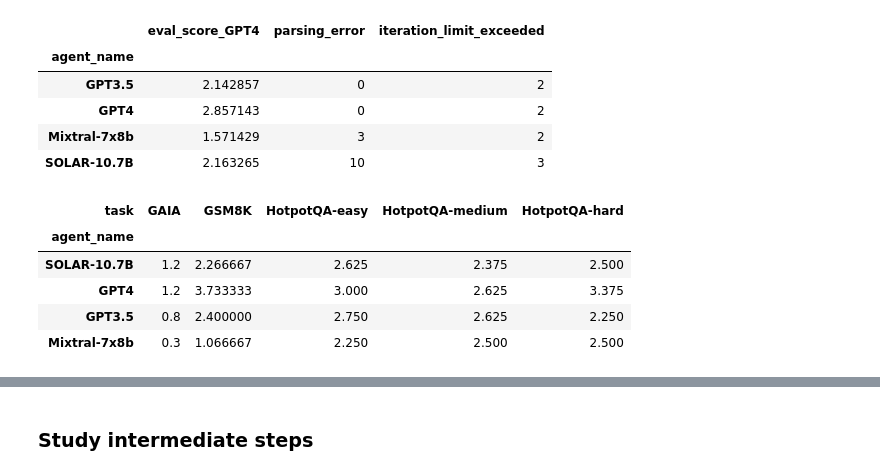
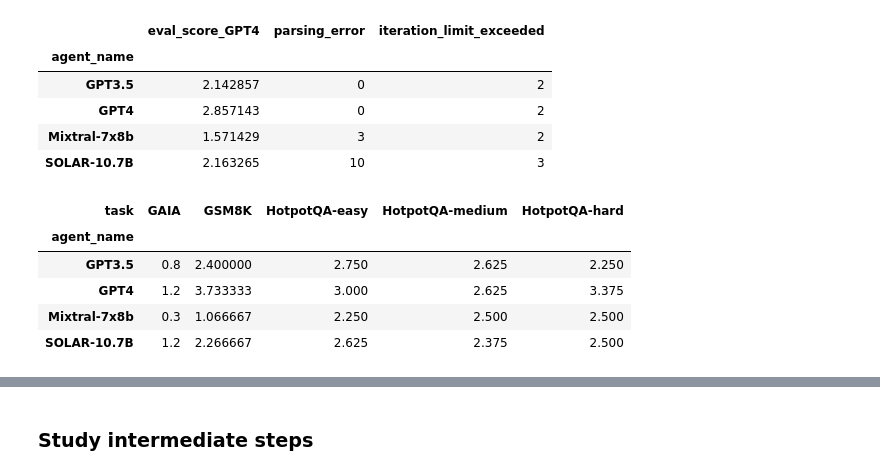
Before and after one commit to aymeric-roucher/benchmark_agents, a Jupyter notebook: benchmark.ipynb, the cells around one changed output, grey strips where cells are left out. Drawn from its saved outputs; the diff is of its cells as text; code cells hidden in the pictures.

```diff
--- a/benchmark.ipynb
+++ b/benchmark.ipynb
@@ -282,9 +330,15 @@ for file in glob.glob("output/*.json"):
         results.append(pd.read_json(f))
 
 result_df = pd.concat(results)
-result_df['tools_used'] = result_df['intermediate_steps'].apply(lambda row: ([step['tool'] for step in row] if row is not None else None))
-result_df['number_of_distinct_tools_used'] = result_df['tools_used'].apply(lambda row: (len(list(set(row))) if row is not None else None))
-result_df['number_of_steps'] = result_df['tools_used'].apply(lambda row: (len(row) if row is not None else None))
+result_df["tools_used"] = result_df["intermediate_steps"].apply(
+    lambda row: ([step["tool"] for step in row] if row is not None else None)
+)
+result_df["number_of_distinct_tools_used"] = result_df["tools_used"].apply(
+    lambda row: (len(list(set(row))) if row is not None else None)
+)
+result_df["number_of_steps"] = result_df["tools_used"].apply(
+    lambda row: (len(row) if row is not None else None)
+)
 result_df.head(5)
 # %% [output]
 output/SOLAR-10.7B.json
@@ -304,10 +358,17 @@ def interpret_result(x):
     except:
         return 0
 
-result_df[f'eval_score_{eval_model_name}'] = result_df[f'eval_score_{eval_model_name}'].apply(interpret_result)
+
+result_df[f"eval_score_{eval_model_name}"] = result_df[
+    f"eval_score_{eval_model_name}"
+].apply(interpret_result)
 
 result_df.groupby("agent_name").agg(
-    {f'eval_score_{eval_model_name}': "mean", "parsing_error": "sum", "iteration_limit_exceeded": "sum"}
+    {
+        f"eval_score_{eval_model_name}": "mean",
+        "parsing_error": "sum",
+        "iteration_limit_exceeded": "sum",
+    }
 )
 # %% [output]
 |  | eval_score_GPT4 | parsing_error | iteration_limit_exceeded |
@@ -317,15 +378,27 @@ result_df.groupby("agent_name").agg(
 | Mixtral-7x8b | 1.571429 | 3 | 2 |
 | SOLAR-10.7B | 2.163265 | 10 | 3 |
 # %%
-task_order = {'GAIA':1, 'GSM8K':2, 'HotpotQA-easy':3, 'HotpotQA-medium':4, 'HotpotQA-hard': 5}
-result_df = result_df.assign(x=result_df['task'].map(task_order)).sort_values('x').drop('x',axis=1)
-agg_df = result_df.groupby(["agent_name", "task"], sort=False)[f"eval_score_{eval_model_name}"].mean()
+task_order = {
+    "GAIA": 1,
+    "GSM8K": 2,
+    "HotpotQA-easy": 3,
+    "HotpotQA-medium": 4,
+    "HotpotQA-hard": 5,
+}
+result_df = (
+    result_df.assign(x=result_df["task"].map(task_order))
+    .sort_values("x")
+    .drop("x", axis=1)
+)
+agg_df = result_df.groupby(["agent_name", "task"], sort=False)[
+    f"eval_score_{eval_model_name}"
+].mean()
 display(agg_df.unstack())
 # %% [output]
 | task | GAIA | GSM8K | HotpotQA-easy | HotpotQA-medium | HotpotQA-hard |
 | agent_name |  |  |  |  |  |
+| GPT3.5 | 0.8 | 2.400000 | 2.750 | 2.625 | 2.250 |
+| GPT4 | 1.2 | 3.733333 | 3.000 | 2.625 | 3.375 |
+| Mixtral-7x8b | 0.3 | 1.066667 | 2.250 | 2.500 | 2.500 |
 | SOLAR-10.7B | 1.2 | 2.266667 | 2.625 | 2.375 | 2.500 |
-| GPT4 | 1.2 | 3.733333 | 3.000 | 2.625 | 3.375 |
-| GPT3.5 | 0.8 | 2.400000 | 2.750 | 2.625 | 2.250 |
-| Mixtral-7x8b | 0.3 | 1.066667 | 2.250 | 2.500 | 2.500 |
 # %%
```
Also changed, not shown: parts of 21 cells of this notebook, 3 other files.
